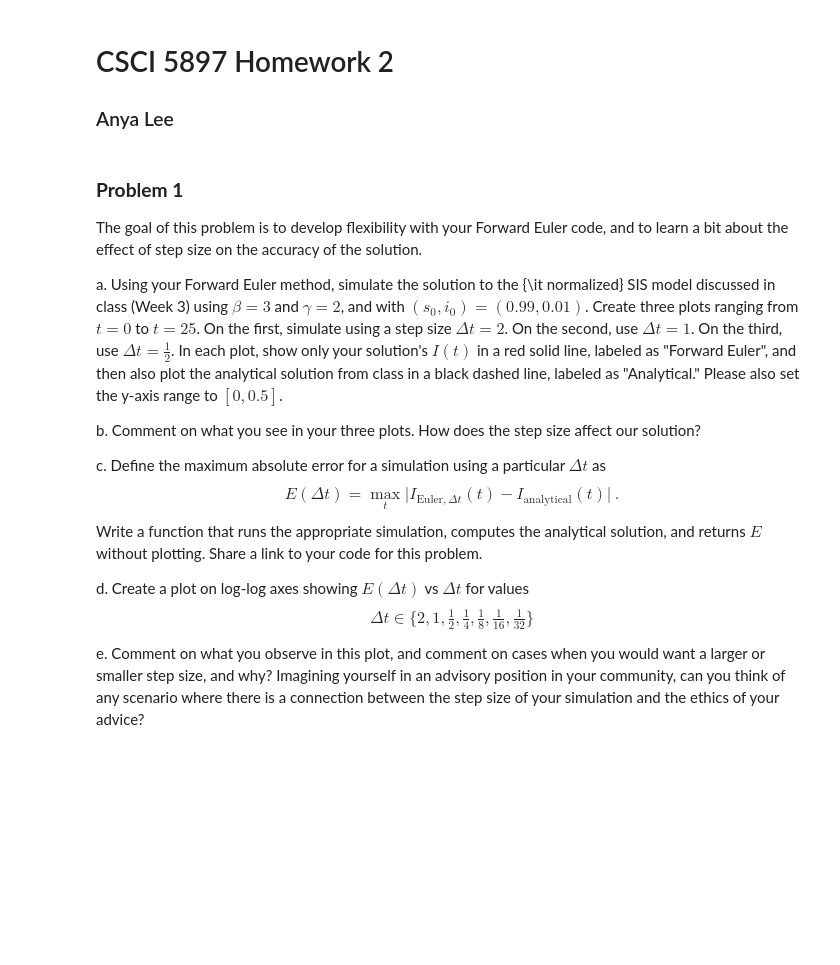
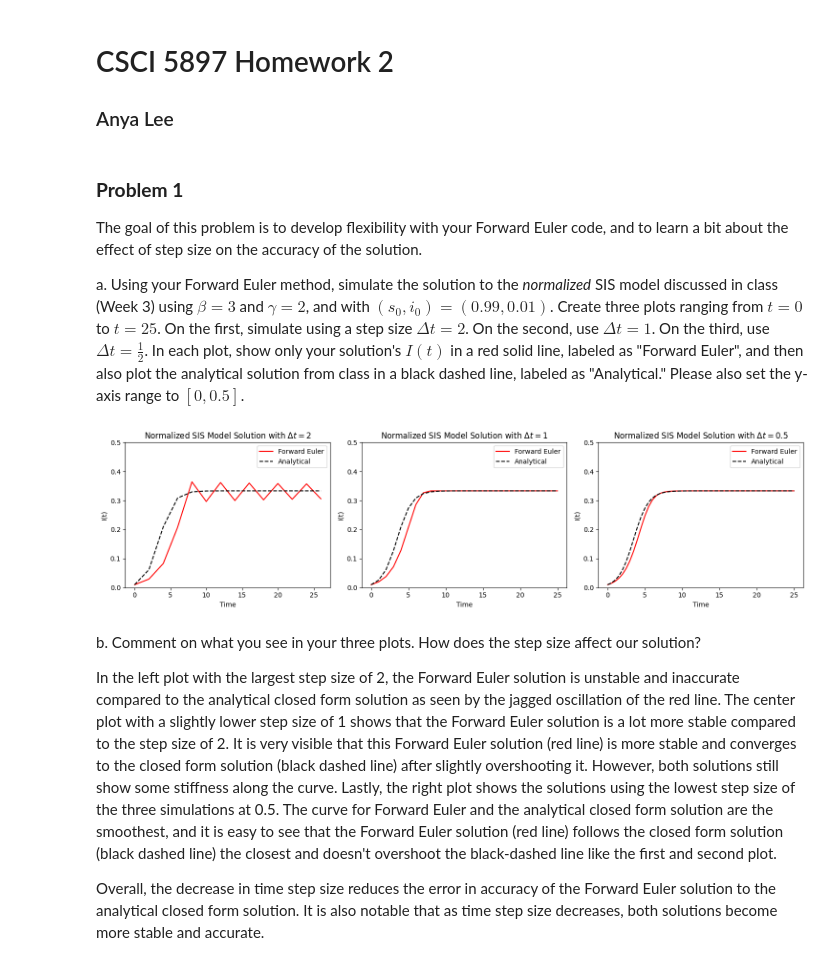
Before and after one commit to mathstud/csci5897, a Jupyter notebook: Homeworks/hw_2.ipynb, the cells around one changed output. Drawn from its saved outputs; the diff is of its cells as text; code cells hidden in the pictures; blank space fills up the shorter version.

Commit message:
add q1 code and writeup

```diff
--- a/Homeworks/hw_2.ipynb
+++ b/Homeworks/hw_2.ipynb
@@ -6,12 +6,4 @@
 
 The goal of this problem is to develop flexibility with your Forward Euler code, and to learn a bit about the effect of step size on the accuracy of the solution.
 
-a. Using your Forward Euler method, simulate the solution to the {\it normalized} SIS model discussed in class (Week 3) using $\beta=3$ and $\gamma=2$, and with $(s_0, i_0) = (0.99, 0.01)$. Create three plots ranging from $t=0$ to $t=25$. On the first, simulate using a step size $\Delta t=2$. On the second, use $\Delta t =1$. On the third, use $\Delta t = \tfrac{1}{2}$. In each plot, show only your solution's $I(t)$ in a red solid line, labeled as "Forward Euler", and then also plot the analytical solution from class in a black dashed line, labeled as "Analytical." Please also set the y-axis range to $[0,0.5]$.
-
-b. Comment on what you see in your three plots. How does the step size affect our solution?
-
-c. Define the maximum absolute error for a simulation using a particular $\Delta t$ as $$E(\Delta t) = \max_{t} \big | I_{\text{Euler}, \Delta t} (t) - I_\text{analytical}(t) \big |\ .$$ Write a function that runs the appropriate simulation, computes the analytical solution, and returns $E$ without plotting. Share a link to your code for this problem.
-
-d. Create a plot on log-log axes showing $E(\Delta t)$ vs $\Delta t$ for values $$\Delta t \in \{2,1,\tfrac{1}{2},\tfrac{1}{4},\tfrac{1}{8},\tfrac{1}{16},\tfrac{1}{32}\}$$
-
-e. Comment on what you observe in this plot, and comment on cases when you would want a larger or smaller step size, and why? Imagining yourself in an advisory position in your community, can you think of any scenario where there is a connection between the step size of your simulation and the ethics of your advice?
+a. Using your Forward Euler method, simulate the solution to the *normalized* SIS model discussed in class (Week 3) using $\beta=3$ and $\gamma=2$, and with $(s_0, i_0) = (0.99, 0.01)$. Create three plots ranging from $t=0$ to $t=25$. On the first, simulate using a step size $\Delta t=2$. On the second, use $\Delta t =1$. On the third, use $\Delta t = \tfrac{1}{2}$. In each plot, show only your solution's $I(t)$ in a red solid line, labeled as "Forward Euler", and then also plot the analytical solution from class in a black dashed line, labeled as "Analytical." Please also set the y-axis range to $[0,0.5]$.
@@ -17,0 +44,33 @@ e. Comment on what you observe in this plot, and comment on cases when you would
+# %%
+# Problem 1 (a): Three plots with different step sizes
+beta, gamma = 3, 2
+s0, i0 = 0.99, 0.01
+t_max = 25
+stepsizes = [2, 1, 0.5]
+
+fig, axs = plt.subplots(1, 3, figsize=(15, 4))
+
+for ax, stepsize in zip(axs, stepsizes):
+    S, I, T = SIS_Euler(s0, i0, beta, gamma, t_max, stepsize)
+    I_exact = SIS_analytical(i0, beta, gamma, T)
+
+    ax.plot(T, I, 'r-', label='Forward Euler')
+    ax.plot(T, I_exact, 'k--', label='Analytical')
+
+    ax.set_ylim(0, 0.5)
+    ax.set_title("Normalized SIS Model Solution with " + r"$\Delta t =$" + f"{stepsize}")
+
+    ax.set_xlabel("Time")
+    ax.set_ylabel("I(t)")
+    ax.legend()
+
+plt.tight_layout()
+plt.show()
+# %% [output]
+[figure, added]
+# %% [markdown]
+b. Comment on what you see in your three plots. How does the step size affect our solution?
+
+In the left plot with the largest step size of 2, the Forward Euler solution is unstable and inaccurate compared to the analytical closed form solution as seen by the jagged oscillation of the red line. The center plot with a slightly lower step size of 1 shows that the Forward Euler solution is a lot more stable compared to the step size of 2. It is very visible that this Forward Euler solution (red line) is more stable and converges to the closed form solution (black dashed line) after slightly overshooting it. However, both solutions still show some stiffness along the curve. Lastly, the right plot shows the solutions using the lowest step size of the three simulations at 0.5. The curve for Forward Euler and the analytical closed form solution are the smoothest, and it is easy to see that the Forward Euler solution (red line) follows the closed form solution (black dashed line) the closest and doesn't overshoot the black-dashed line like the first and second plot.
+
+Overall, the decrease in time step size reduces the error in accuracy of the Forward Euler solution to the analytical closed form solution. It is also notable that as time step size decreases, both solutions become more stable and accurate.
```
Also changed, not shown: parts of 11 cells of this notebook.
